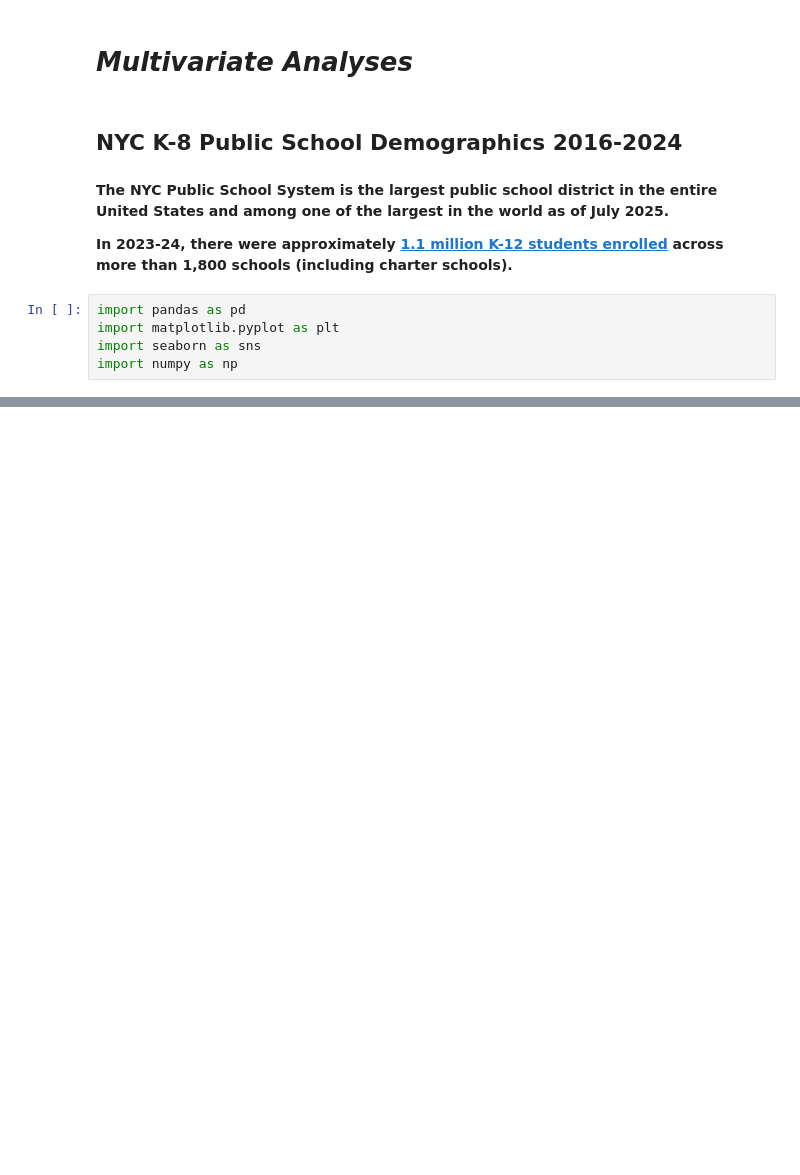
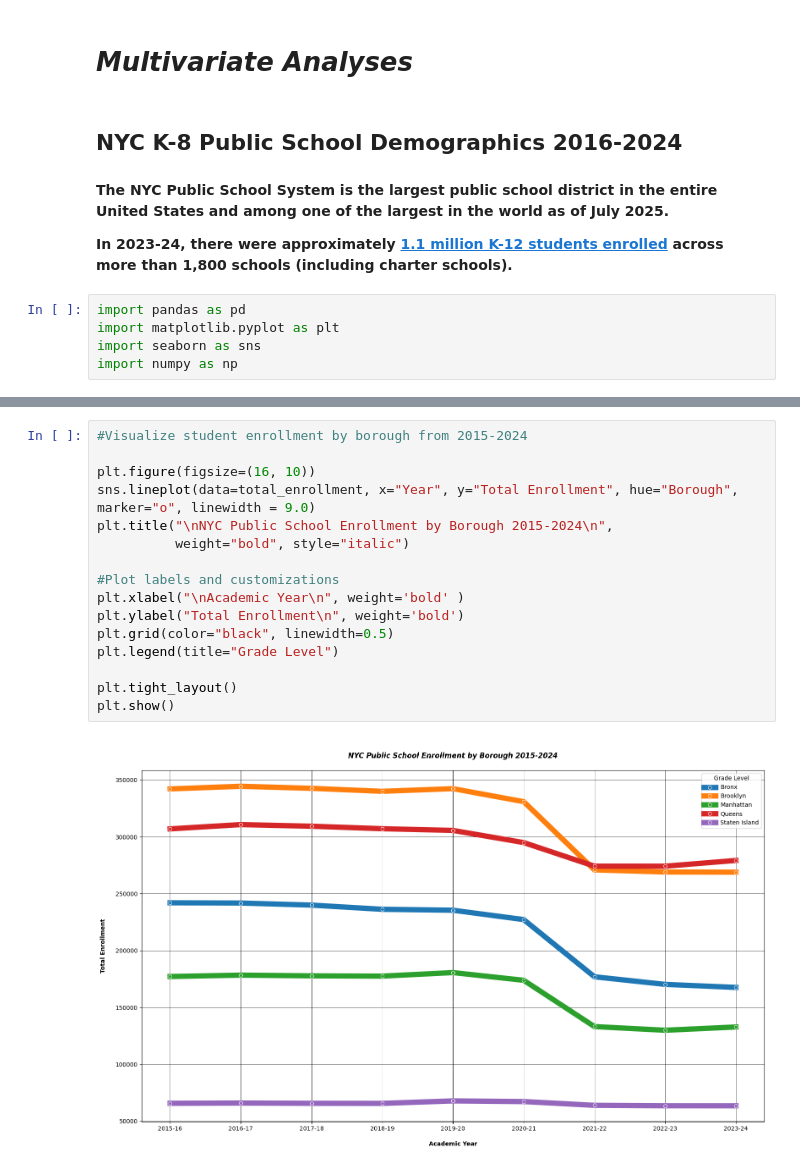
Before and after one commit to thetechleila/NYC-K-8-Public-School-Student-Performance-2016-2024, a Jupyter notebook: code/eda.ipynb, the cells around one changed output, grey strips where cells are left out. Cells and saved outputs as stored; diff of their text form; blank space fills up the shorter version.

```diff
--- a/code/eda.ipynb
+++ b/code/eda.ipynb
@@ -43,0 +44,18 @@ total_enrollment
+# %%
+#Visualize student enrollment by borough from 2015-2024
+
+plt.figure(figsize=(16, 10))
+sns.lineplot(data=total_enrollment, x="Year", y="Total Enrollment", hue="Borough", marker="o", linewidth = 9.0)
+plt.title("\nNYC Public School Enrollment by Borough 2015-2024\n",
+          weight="bold", style="italic")
+
+#Plot labels and customizations
+plt.xlabel("\nAcademic Year\n", weight='bold' )
+plt.ylabel("Total Enrollment\n", weight='bold')
+plt.grid(color="black", linewidth=0.5)
+plt.legend(title="Grade Level")
+
+plt.tight_layout()
+plt.show()
+# %% [output]
+[figure, added]
```
Also changed, not shown: parts of 2 cells of this notebook, 2 other files.
